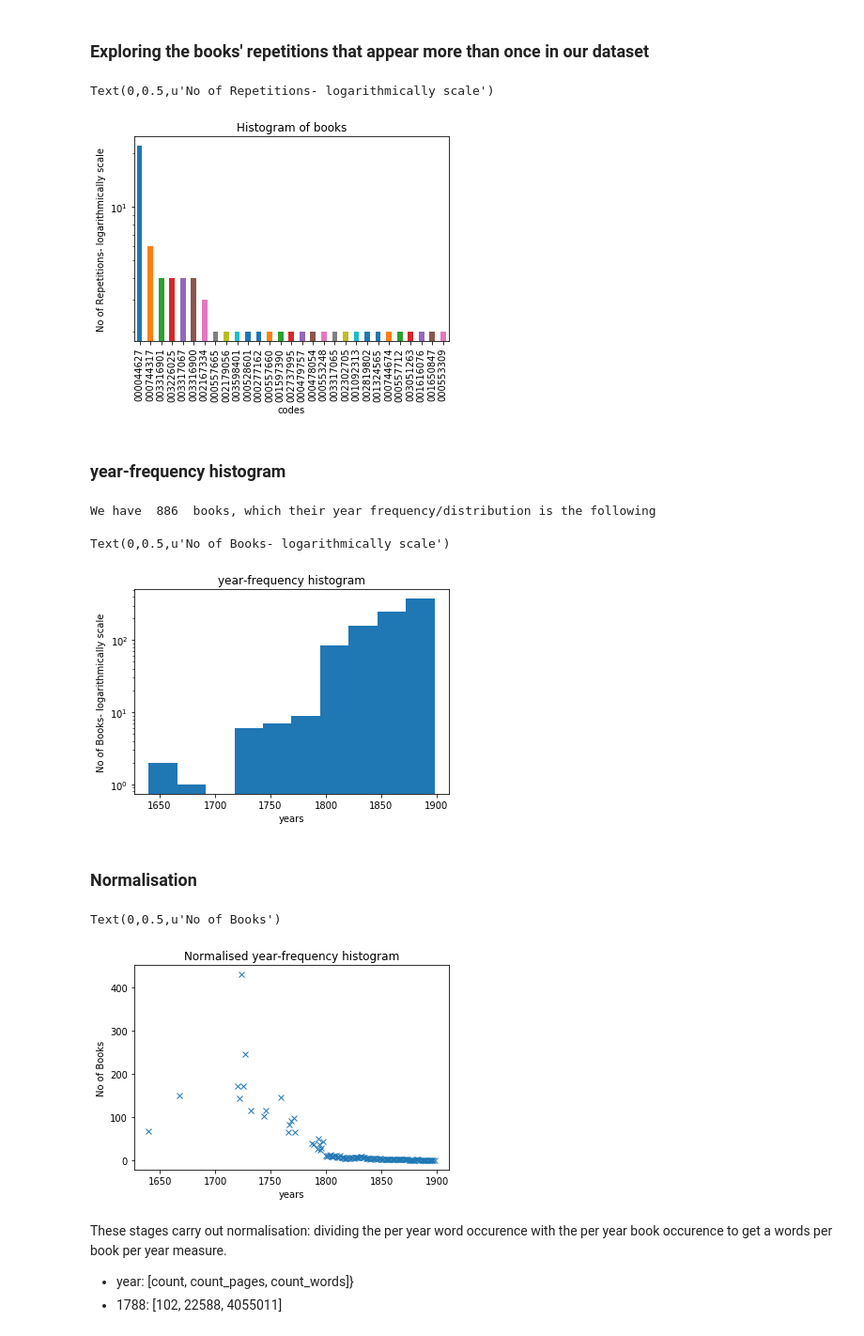
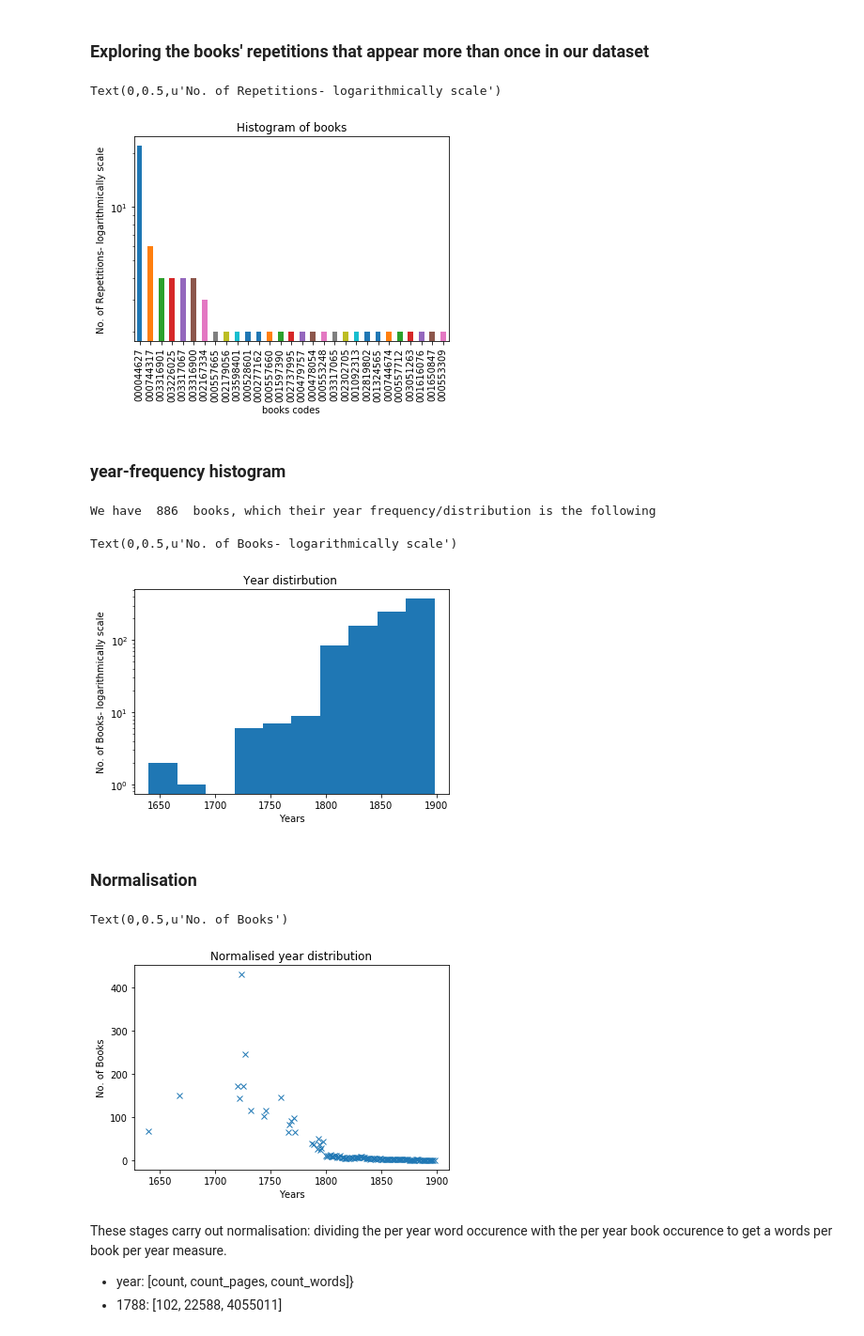
Before and after one commit to rosafilgueira/visualisations, a Jupyter notebook: stranger_danger/Visualizing_Stranger_Danger-grouped.ipynb, the cells around one changed output. Shown: that part at 94% size. Saved outputs shown, nothing was run; the diff lists cells and outputs as text; code cells hidden in the pictures.

```diff
--- a/stranger_danger/Visualizing_Stranger_Danger-grouped.ipynb
+++ b/stranger_danger/Visualizing_Stranger_Danger-grouped.ipynb
@@ -76,5 +76,6 @@ We have merged in bdf_t all the rows of the same books into one, by aggregating
 # %%
 bdf_t = pd.DataFrame()
+list_codes=bdf['code'].unique()
 for c in list_codes:
     df = bdf[bdf['code'] == c]
     repetition=len(df)
@@ -130,11 +116,11 @@ Name: title, dtype: object  --> has 22  replications
 freq_code=bdf_t[bdf_t['repetition'] >1]['repetition']
 freq_code.sort_values(ascending=False).plot(kind='bar', title='Histogram of books')
 plt.yscale('log', nonposy='clip')
-plt.xlabel('codes', fontsize=10)
-plt.ylabel('No of Repetitions- logarithmically scale', fontsize=10)
+plt.xlabel('books codes', fontsize=10)
+plt.ylabel('No. of Repetitions- logarithmically scale', fontsize=10)
 # %% [output]
-Text(0,0.5,u'No of Repetitions- logarithmically scale')
+Text(0,0.5,u'No. of Repetitions- logarithmically scale')
-[figure, old version]
+[figure, new version]
 # %% [markdown]
 ### year-frequency histogram
 # %%
@@ -142,13 +128,13 @@ list_year = bdf_t["year"].values
 print "We have ", len(list_year)," books, which their year frequency/distribution is the following"
 plt.hist(list_year)
 plt.yscale('log', nonposy='clip')
-plt.title("year-frequency histogram")
-plt.xlabel('years', fontsize=10)
-plt.ylabel('No of Books- logarithmically scale', fontsize=10)
+plt.title("Year distirbution ")
+plt.xlabel('Years', fontsize=10)
+plt.ylabel('No. of Books- logarithmically scale', fontsize=10)
 # %% [output]
 We have  886  books, which their year frequency/distribution is the following
-Text(0,0.5,u'No of Books- logarithmically scale')
+Text(0,0.5,u'No. of Books- logarithmically scale')
-[figure, old version]
+[figure, new version]
 # %% [markdown]
 ### Normalisation
 # %%
@@ -158,16 +144,16 @@ with open('./' + normal_filename, 'r') as f:
 # %%
 normed_results = {}
 d_year=collections.Counter(list_year)
 for year in d_year:
     if year>0:
         normed_results[year] = year/float(publication[year][0])
 plt.plot(normed_results.keys(), normed_results.values(), 'x')
-plt.title("Normalised year-frequency histogram")
-plt.xlabel('years', fontsize=10)
-plt.ylabel('No of Books', fontsize=10)
+plt.title("Normalised year distribution")
+plt.xlabel('Years', fontsize=10)
+plt.ylabel('No. of Books', fontsize=10)
 # %% [output]
-Text(0,0.5,u'No of Books')
+Text(0,0.5,u'No. of Books')
-[figure, old version]
+[figure, new version]
 # %% [markdown]
 These stages carry out normalisation: dividing the per year word occurence with the per year book occurence to get a words per book per year measure.
 - year: [count, count_pages, count_words]}
```
Also changed, not shown: parts of 9 cells of this notebook.
